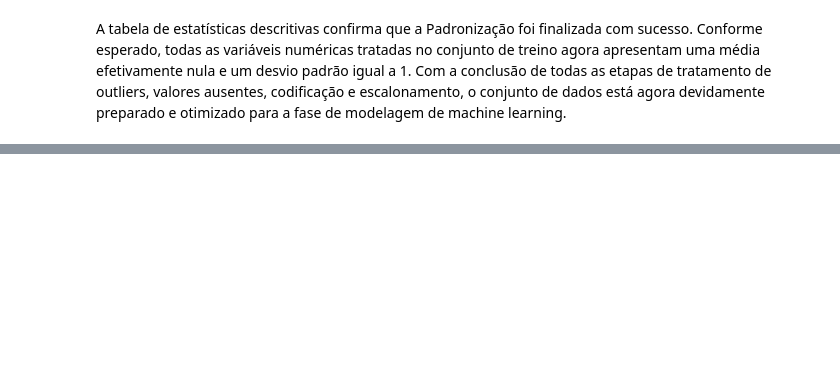
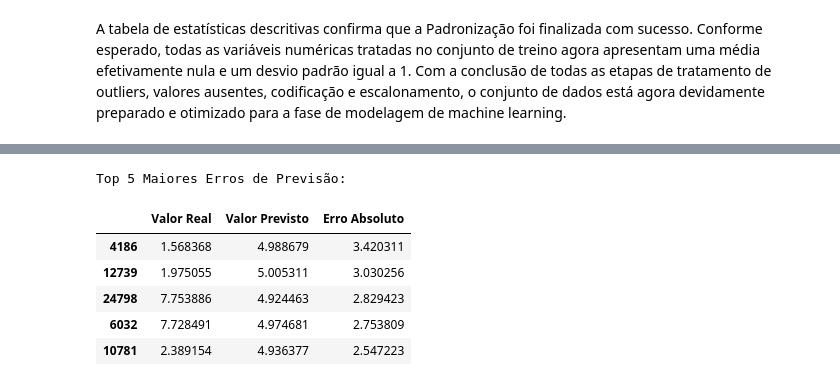
Before and after one commit to ursula2025/machine-learning, a Jupyter notebook: MVP_Machine_Learning.ipynb, the cells around one changed output, grey strips where cells are left out. Saved outputs shown, nothing was run; the diff lists cells and outputs as text; code cells hidden in the pictures; blank space fills up the shorter version.

```diff
--- a/MVP_Machine_Learning.ipynb
+++ b/MVP_Machine_Learning.ipynb
@@ -1458,0 +2145,26 @@ Isso implica que estratégias focadas em aumentar a produtividade podem obter ma
+# %%
+# Criando um DataFrame para facilitar a análise dos erros
+df_erros = pd.DataFrame({
+    'Valor Real': y_teste,
+    'Valor Previsto': previsoes_campeao
+})
+
+# Calculando a diferença (o erro) entre o valor real e o previsto
+erro_de_previsao = df_erros['Valor Real'] - df_erros['Valor Previsto']
+
+# Criando a nova coluna com o valor absoluto (sem sinal) do erro
+df_erros['Erro Absoluto'] = erro_de_previsao.abs()
+
+# Ordenando pelo erro para ver os piores casos
+df_erros_ordenado = df_erros.sort_values(by='Erro Absoluto', ascending=False)
+
+print("Top 5 Maiores Erros de Previsão:")
+display(df_erros_ordenado.head(5))
+# %% [output]
+Top 5 Maiores Erros de Previsão:
+|  | Valor Real | Valor Previsto | Erro Absoluto |
+| 4186 | 1.568368 | 4.988679 | 3.420311 |
+| 12739 | 1.975055 | 5.005311 | 3.030256 |
+| 24798 | 7.753886 | 4.924463 | 2.829423 |
+| 6032 | 7.728491 | 4.974681 | 2.753809 |
+| 10781 | 2.389154 | 4.936377 | 2.547223 |
```
Also changed, not shown: parts of 125 cells of this notebook.
